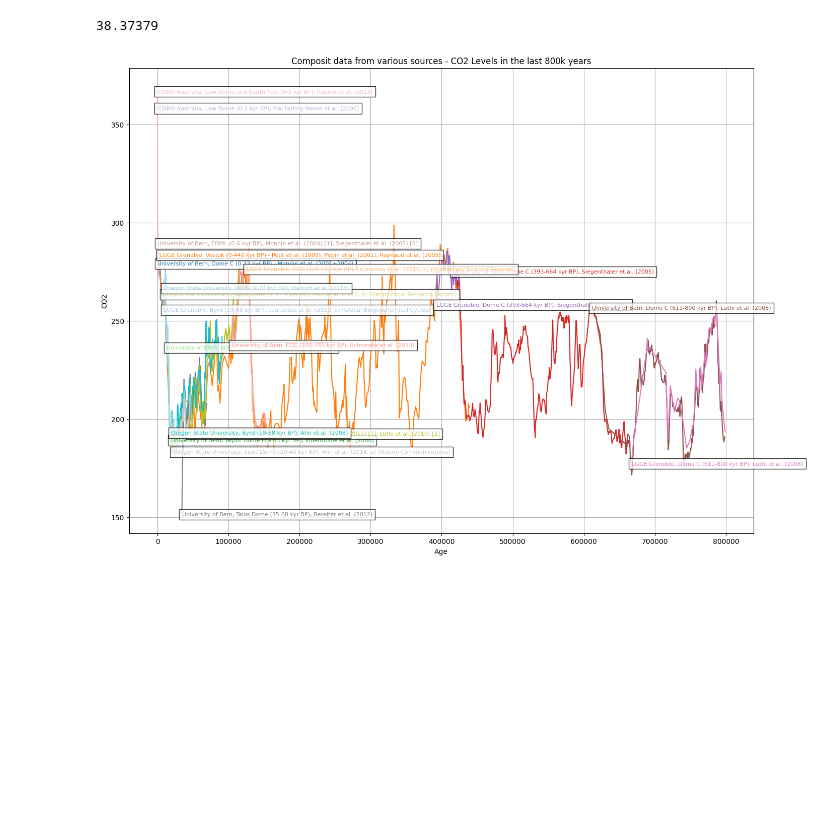
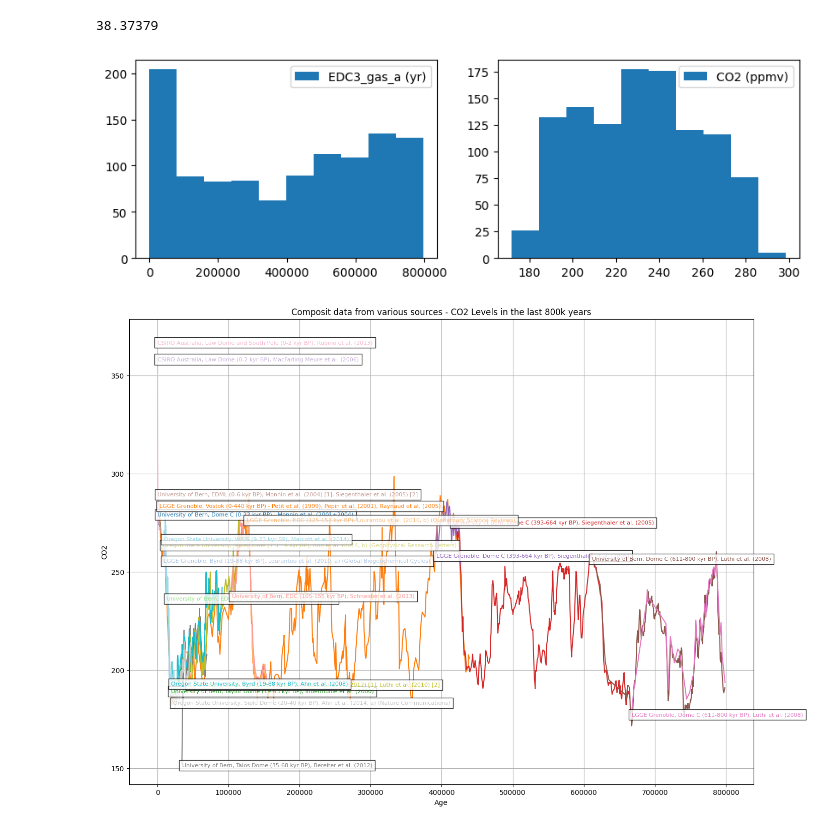
Before and after one commit to noyo0/ProgrammingForDataAnalysis_Project2, a Jupyter notebook: Project2/Project2.ipynb, the cells around one changed output. Cells and saved outputs as stored; diff of their text form; code cells hidden in the pictures; blank space fills up the shorter version.

```diff
--- a/Project2/Project2.ipynb
+++ b/Project2/Project2.ipynb
@@ -216,6 +303,20 @@ dfCO2_compo['Gasage (yr BP) '].min()
 dfTemperature['Age'].min()
 # %% [output]
 38.37379
+# %%
+#### !!!! Replace dataframes!!!! #######
+
+# Data distribution
+fig, axs = plt.subplots(1,2, figsize=(10,3)) # 1 row, 3 columns
+#age
+axs[0].hist(dfCO2["EDC3_gas_a (yr)"],label="EDC3_gas_a (yr)")
+axs[0].legend()
+#CO2
+axs[1].hist(dfCO2["CO2 (ppmv)"],label="CO2 (ppmv)")
+axs[1].legend()
+plt.show()
+# %% [output]
+[figure, added]
 # %%
 # da biiiiig composit from 'all records' worksheet
 
```
Also changed, not shown: parts of 29 cells of this notebook.
